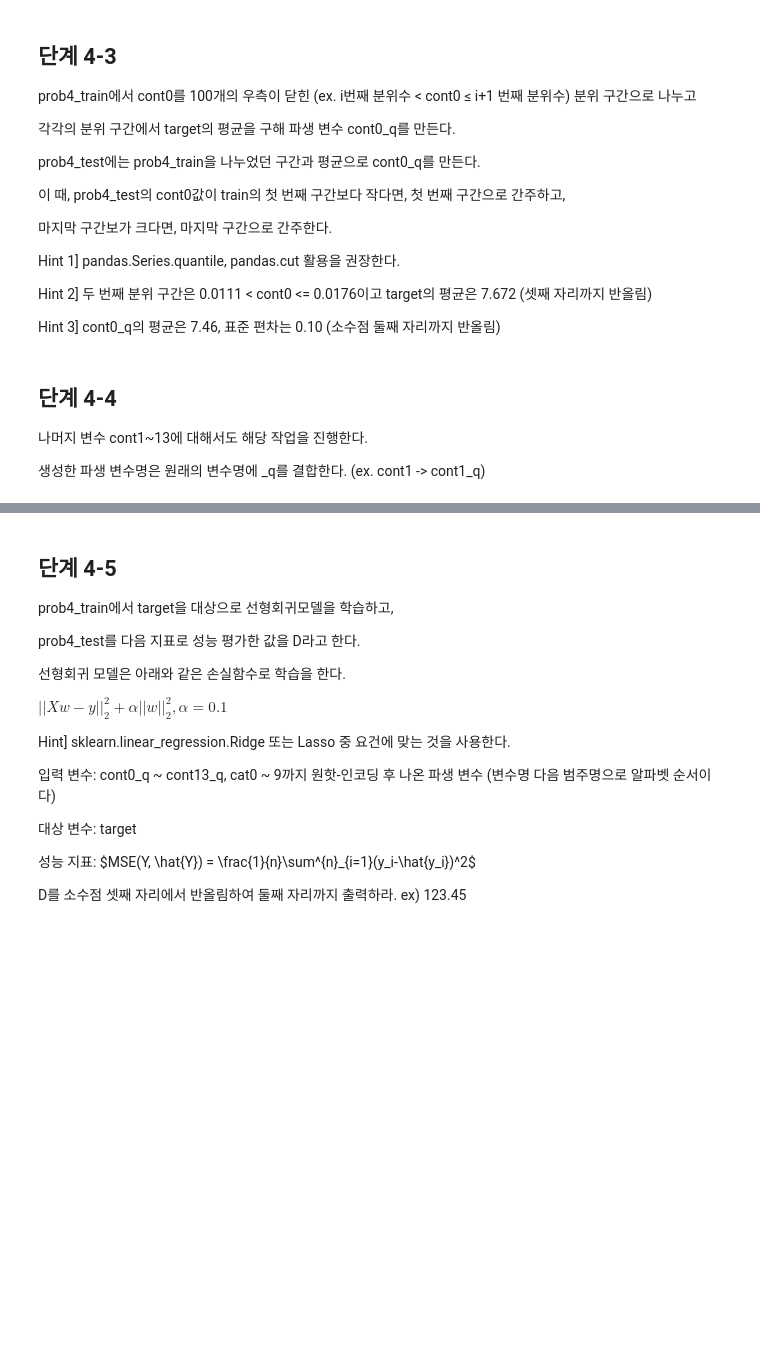
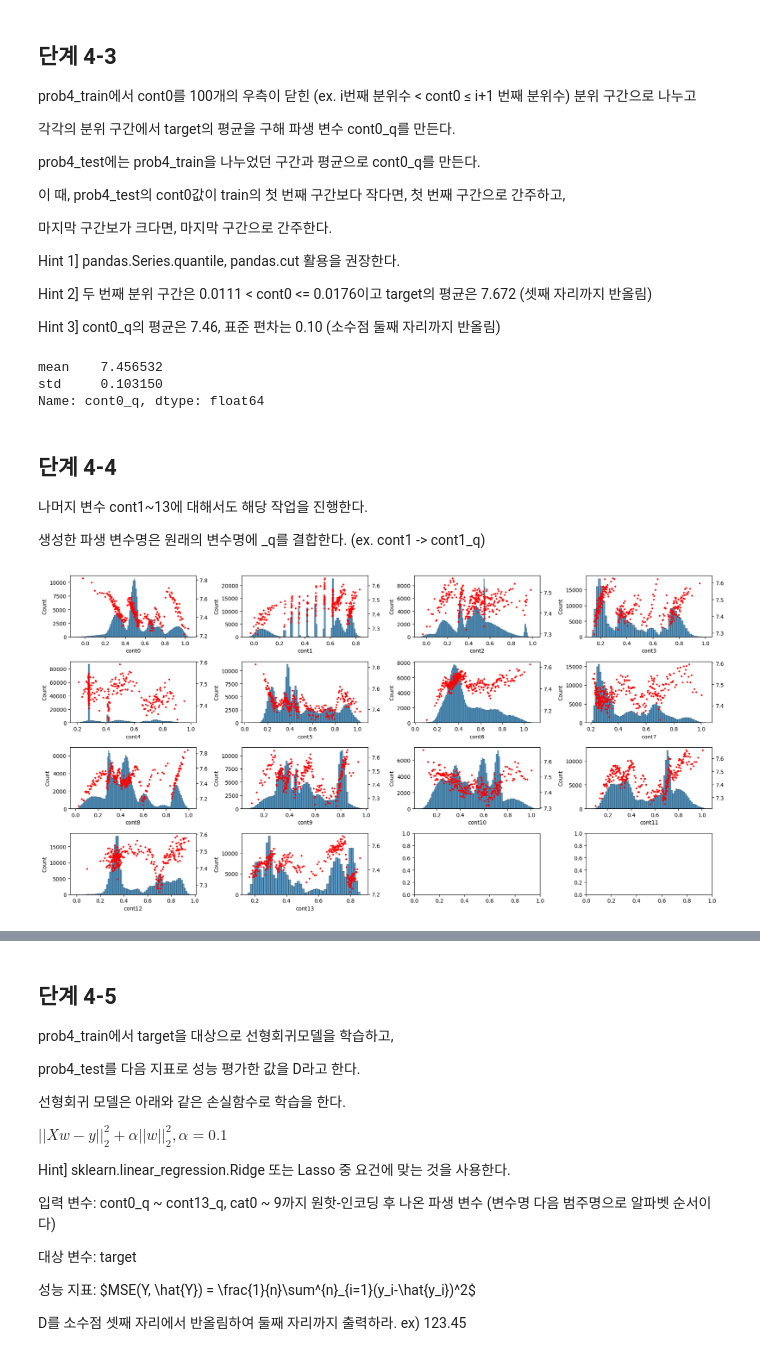
Before and after one commit to sunkusun9/DS_lv3_2304, a Jupyter notebook: sec_ds_lv3_prob2_by_sun9sun9_v1.1_prob.ipynb, the cells around one changed output, grey strips where cells are left out. Saved outputs shown, nothing was run; the diff lists cells and outputs as text; code cells hidden in the pictures; blank space fills up the shorter version.

Commit message:
prob4

```diff
--- a/sec_ds_lv3_prob2_by_sun9sun9_v1.1_prob.ipynb
+++ b/sec_ds_lv3_prob2_by_sun9sun9_v1.1_prob.ipynb
@@ -583,6 +713,26 @@ Hint 3] cont0_q의 평균은 7.46, 표준 편차는 0.10 (소수점 둘째 자
+# %%
+df_prob4_train['cont0_q'].agg(['mean', 'std'])
+# %% [output]
+mean    7.456532
+std     0.103150
+Name: cont0_q, dtype: float64
 # %% [markdown]
 ## 단계 4-4
 
 나머지 변수 cont1~13에 대해서도 해당 작업을 진행한다.
 
 생성한 파생 변수명은 원래의 변수명에 _q를 결합한다. (ex. cont1 -> cont1_q)
+# %%
+# 다른 변수에 대해서도 그래프를 출력
+
+fig, axes = plt.subplots(4, 4, figsize=(18, 9))
+for i, ax in enumerate(axes.ravel()[:14]):
+    col = 'cont{}'.format(i)
+    sns.histplot(data=df_basetable, x=col, ax=ax)
+    tmp = df_train.groupby(pd.qcut(df_basetable[col], q=300))[['target']].mean()
+    ax.twinx().scatter((tmp.index.categories.left + tmp.index.categories.right) / 2,
+                       tmp['target'], c='r', s=5)
+plt.tight_layout()
+plt.show()
+# %% [output]
+[figure, added]
```
Also changed, not shown: parts of 53 cells of this notebook.
